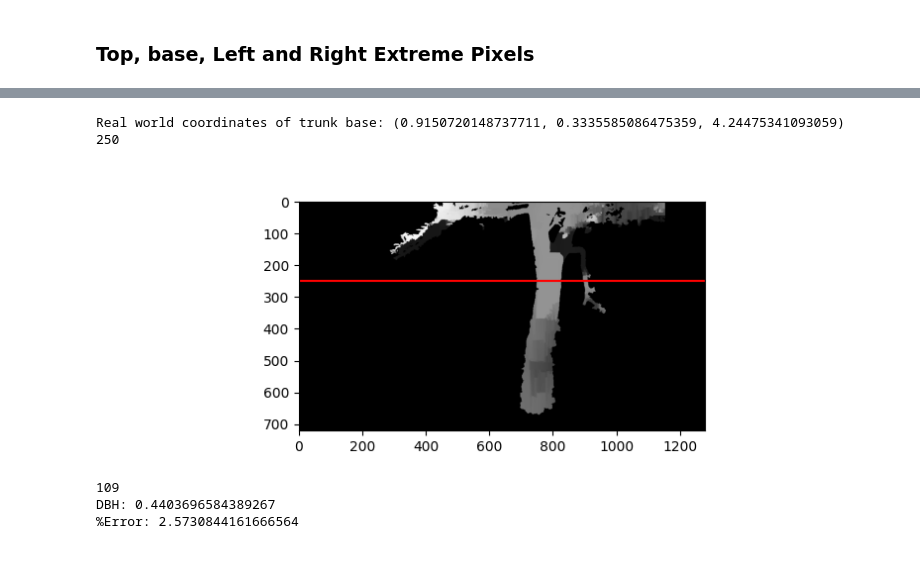
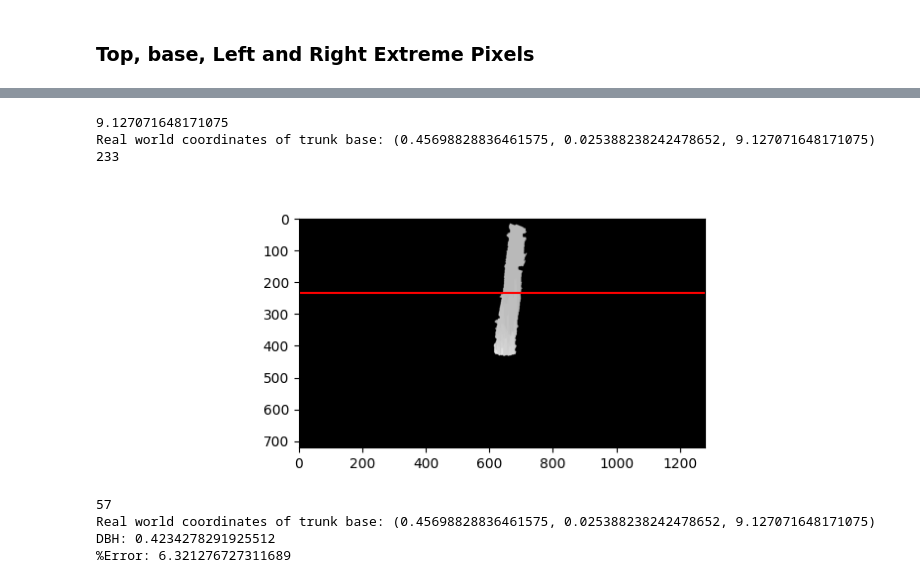
Before and after one commit to kiplimock/image-processing, a Jupyter notebook: disparity.ipynb, the cells around one changed output, grey strips where cells are left out. Cells and saved outputs as stored; diff of their text form; code cells hidden in the pictures.

```diff
--- a/disparity.ipynb
+++ b/disparity.ipynb
@@ -199,22 +232,16 @@ def compute_dbh(sd, da, measured):
 # %%
-def pixel_of_interest(image, parameter:str, value:int):
+def median_top_pixel(image):
     pixels = []
-    [base, top, left, right] = convex_hull(image)
+    top = convex_hull(image)[1]
 
-    if parameter == 'dbh':
-        bh = compute_bh(image, zc=5)
+    sub_image = image[top[0] : top[0] + 21, :]
+    rows, columns = np.nonzero(sub_image)
+    for row, column in zip(rows, columns):
+        pixels.append(sub_image[row, column])
 
-        rows, columns = np.nonzero(image[value-2:value+3, :])
-        for row, column in zip(rows, columns):
-            pixels.append(image[value+row, column])
+    # print(pixels)
+    pixels = np.array(pixels)
 
-    elif parameter == 'th':
-        rows, columns = np.nonzero(image[value-2:value+3, :])
-        for row, column in zip(rows, columns):
-            pixels.append(image[value+row, column])
-
-    pixels = np.array(pixels)
-    print(pixels)
     return np.median(pixels)
 # %%
 def median_base_pixel(image):
@@ -246,7 +281,7 @@ def computeDepthMap(imgL, imgR, mask):
     imgR = cv2.GaussianBlur(imgR, (5,5), 0)
 
     # read camera data
-    data = cv2.FileStorage('stereo_params_v7.yml', cv2.FILE_STORAGE_READ)
+    data = cv2.FileStorage('stereo_params.yml', cv2.FILE_STORAGE_READ)
     keys = ["K1", "K2", "D1", "D2", "R1", "R2", "P1", "P2", "T"]
     [K1, K2, D1, D2, R1, R2, P1, P2, T] = [data.getNode(key).mat() for key in keys]
 
@@ -283,7 +318,7 @@ def computeDepthMap(imgL, imgR, mask):
 
     imgL_rectified = cv2.remap(imgL, xmap1, ymap1, cv2.INTER_LINEAR, cv2.BORDER_CONSTANT)
     imgR_rectified = cv2.remap(imgR, xmap2, ymap2, cv2.INTER_LINEAR, cv2.BORDER_CONSTANT)
-#     mask_rectified = cv2.remap(mask, xmap1, ymap1, cv2.INTER_LINEAR, cv2.BORDER_CONSTANT)
+    mask_rectified = cv2.remap(mask, xmap1, ymap1, cv2.INTER_LINEAR, cv2.BORDER_CONSTANT)
 
     # -------------------------------- #
     # COMPUTE DISPARITY MAP
@@ -348,20 +383,20 @@ def computeDepthMap(imgL, imgR, mask):
                             alpha=255,
                             norm_type=cv2.NORM_MINMAX)
     filteredImg = np.uint8(filteredImg)
-#     filteredImg[mask == 0] = 0
+    filteredImg[mask_rectified == 0] = 0
     return filteredImg
 # %%
 
 # ------------------------------------- #
 # LOAD IMAGES
 # ------------------------------------- #
-# imgL = cv2.imread('trees2/images/left_10.png', 0)
-# imgR = cv2.imread('trees2/images/right_10.png', 0)
-# mask = cv2.imread('trees2/mask_10.png', 0)
+imgL = cv2.imread('trees2/images/left_25.png', 0)
+imgR = cv2.imread('trees2/images/right_25.png', 0)
+mask = cv2.imread('trees2/mask_25.png', 0)
 
-imgL = cv2.imread('trees/left_5.png', 0)
-imgR = cv2.imread('trees/right_5.png', 0)
-mask = cv2.imread('trees/masked_disparity_maps/masked_disparity_8.png', 0)
+# imgL = cv2.imread('trees/left_5.png', 0)
+# imgR = cv2.imread('trees/right_5.png', 0)
+# mask = cv2.imread('trees/masked_disparity_maps/masked_disparity_8.png', 0)
 
 depth = computeDepthMap(imgL, imgR, mask)
 
@@ -374,21 +409,25 @@ plt.show()
 # %%
 [base, top, left, right] = convex_hull(depth)
-zc = fit_disp2dist(median_base_pixel(depth)[0])
 
+base_px = pixel_of_interest(depth, 'dbh')
+zc = fit_disp2dist(base_px)
+print(zc)
 bh = compute_bh(depth, zc)
 print(bh)
 plot_bh(depth, bh)
 # %% [output]
-Real world coordinates of trunk base: (0.9150720148737711, 0.3335585086475359, 4.24475341093059)
-250
+9.127071648171075
+Real world coordinates of trunk base: (0.45698828836461575, 0.025388238242478652, 9.127071648171075)
+233
-[figure, old version]
+[figure, new version]
 # %%
 px = np.nonzero(depth[bh, :])[0]
 sz = px.size
 print(sz)
-da = fit_disp2dist(median_base_pixel(depth)[1])
+da = fit_disp2dist(median_bh_pixels(depth)[1])
 compute_dbh(sz, da, 0.452)
 # %% [output]
-109
-DBH: 0.4403696584389267
-%Error: 2.5730844161666564
+57
+Real world coordinates of trunk base: (0.45698828836461575, 0.025388238242478652, 9.127071648171075)
+DBH: 0.4234278291925512
+%Error: 6.321276727311689
```
Also changed, not shown: parts of 15 cells of this notebook.
